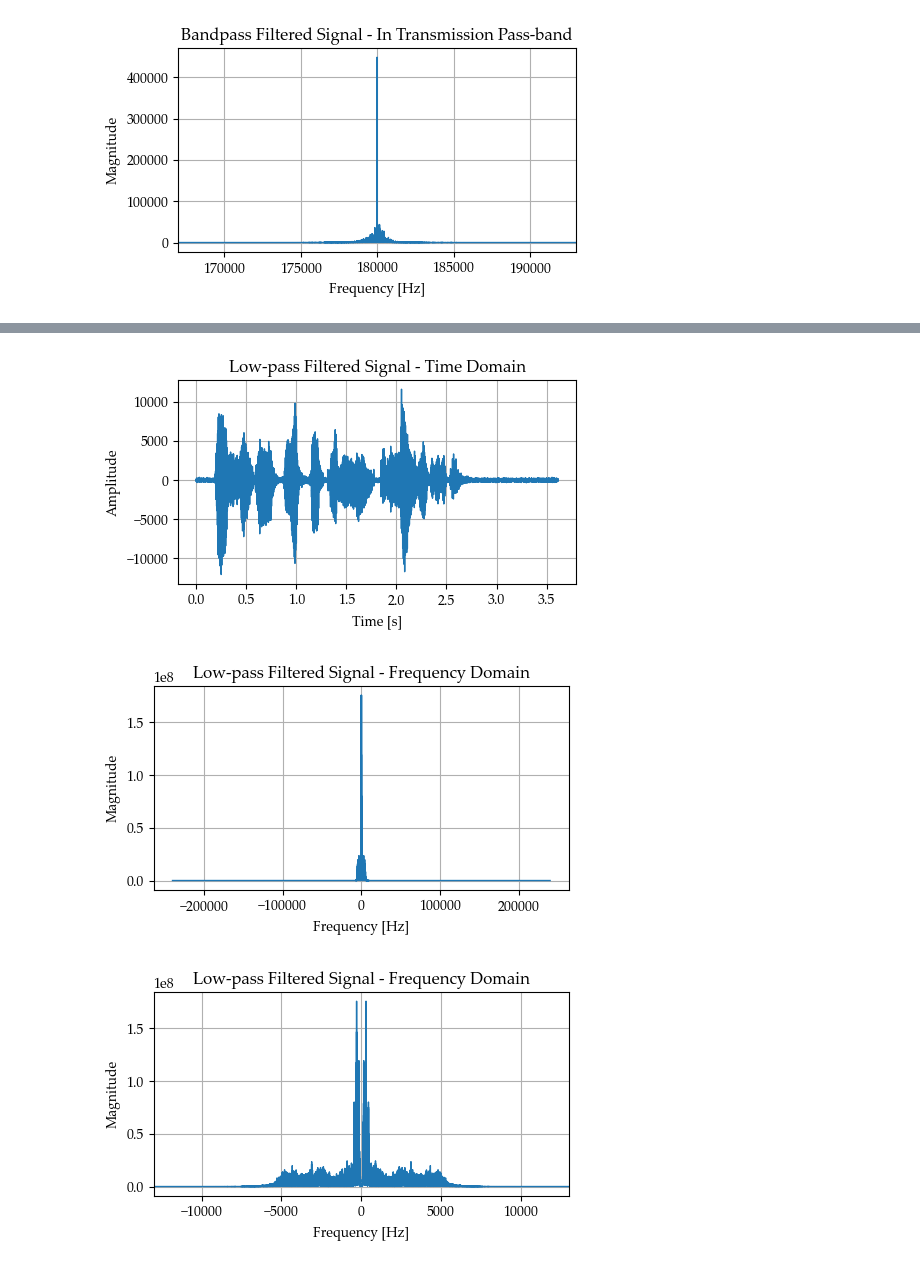
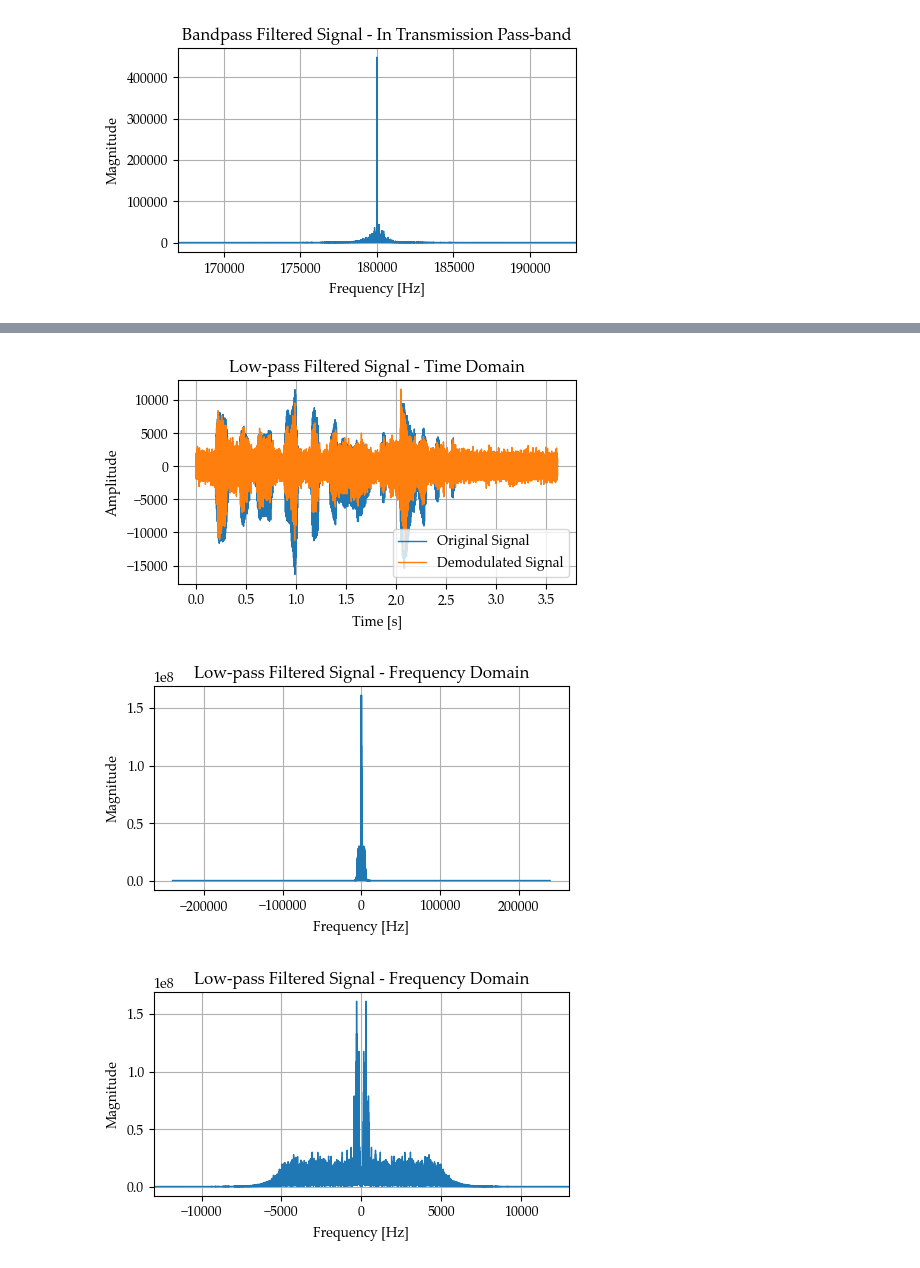
Before and after one commit to martinz2002/ece459-project-fa23-zjui, a Jupyter notebook: project_main/FM_SNR.ipynb, the cells around one changed output, grey strips where cells are left out. Drawn from its saved outputs; the diff is of its cells as text; code cells hidden in the pictures.

```diff
--- a/project_main/FM_SNR.ipynb
+++ b/project_main/FM_SNR.ipynb
@@ -184,6 +248,6 @@ plt.show()
 # %%
 # Add AWGN noise to the FM signal
-noise_variance = 0.0000001
+noise_variance = 1e-5
 noise = np.sqrt(noise_variance) * np.random.randn(len(t))
 noise_fft = fftshift(fft(noise))
 f = np.linspace(-Fs/2, Fs/2, len(noise))
@@ -380,38 +444,42 @@ lp_filtered_signal = np.copy(lp_filtered_signal / np.max(lp_filtered_signal) * A
 t_diff = np.arange(0, len(lp_filtered_signal)/Fs, 1/Fs)
 write_wav('fm_demodulated.wav', lp_filtered_signal, Fs)
 
+t_original = np.arange(0, len(original_signal)/Fs, 1/Fs)
+
 # Plot low-pass filtered signal with corrected time array
 plt.figure()
-plt.plot(t_diff, lp_filtered_signal)
+plt.plot(t_original, original_signal, label = 'Original Signal')
+plt.plot(t_diff, lp_filtered_signal, label = 'Demodulated Signal')
 plt.title('Low-pass Filtered Signal - Time Domain')
 plt.xlabel('Time [s]')
 plt.ylabel('Amplitude')
 plt.tight_layout()
+plt.legend()
 plt.show()
 
 # Plot low-pass filtered signal with corrected time array
 lp_filtered_signal_fft = fftshift(fft(lp_filtered_signal))
 f = np.linspace(-Fs/2, Fs/2, len(lp_filtered_signal))
 plt.figure()
 plt.plot(f, np.abs(lp_filtered_signal_fft))
 plt.title('Low-pass Filtered Signal - Frequency Domain')
 plt.xlabel('Frequency [Hz]')
 plt.ylabel('Magnitude')
 plt.tight_layout()
 plt.show()
 
 plt.figure()
 plt.plot(f, np.abs(lp_filtered_signal_fft))
 plt.title('Low-pass Filtered Signal - Frequency Domain')
 plt.xlabel('Frequency [Hz]')
 plt.xlim([-bt, bt])
 plt.ylabel('Magnitude')
 plt.tight_layout()
 plt.show()
 # %% [output]
-[figure, old version]
+[figure, new version]
-[figure, old version]
+[figure, new version]
-[figure, old version]
+[figure, new version]
 # %%
 # Function to calculate signal power
 def calculate_power(signal):
```
Also changed, not shown: parts of 6 cells of this notebook, 33 other files.
